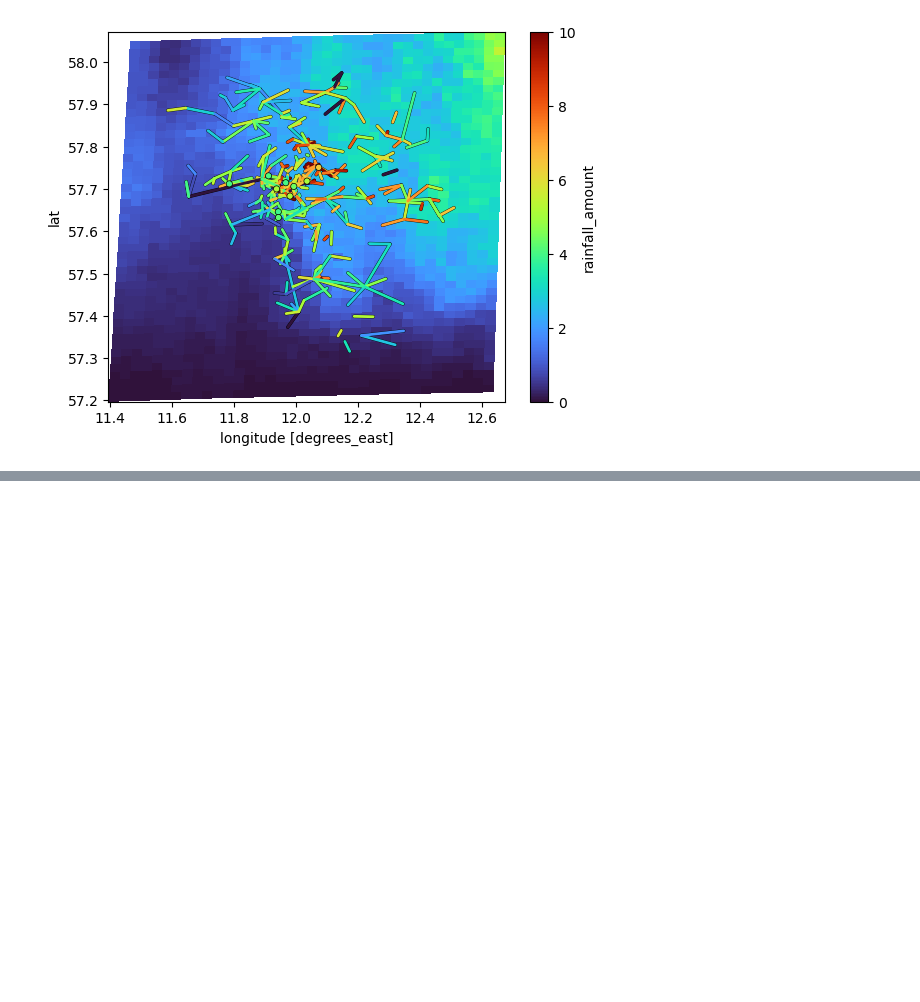
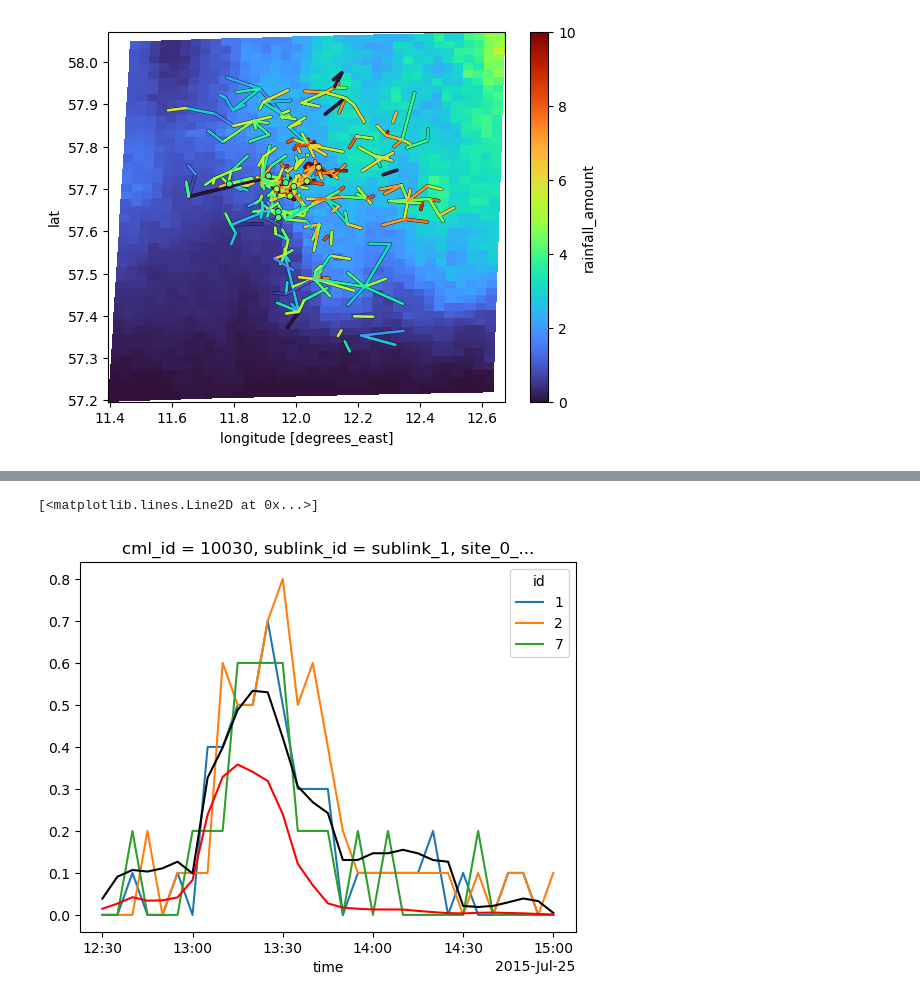
Before and after one commit to OpenSenseAction/PrePEP_short_course_OS, a Jupyter notebook: 1_poligrain_overview.ipynb, the cells around one changed output, grey strips where cells are left out. Cells and saved outputs as stored; diff of their text form; code cells hidden in the pictures; blank space fills up the shorter version.

```diff
--- a/1_poligrain_overview.ipynb
+++ b/1_poligrain_overview.ipynb
@@ -133,0 +174,7 @@ closest_neigbors.isel(cml_id=slice(20, 70)).distance.plot();
+# %%
+get_grid_at_lines = plg.spatial.GridAtLines(
+    da_gridded_data=ds_rad,
+    ds_line_data=ds_cmls,
+)
+# %%
+radar_along_cml = get_grid_at_lines(da_gridded_data=ds_rad.rainfall_amount)
@@ -133,0 +201,11 @@ closest_neigbors.isel(cml_id=slice(20, 70)).distance.plot();
+# %%
+cml_id = 10030
+ds_closests_gauges = (
+    ds_gauges_municp.sel(id=closest_neigbors.sel(cml_id=cml_id).neighbor_id.values[:3])
+)
+ds_closests_gauges.rainfall_amount.plot.line(x='time')
+ds_cmls.sel(cml_id=cml_id).R.plot(color='k')
+radar_along_cml.sel(cml_id=cml_id).plot(color='r')
+# %% [output]
+[<matplotlib.lines.Line2D at 0x...>]
+[figure, added]
```
Also changed, not shown: parts of 10 cells of this notebook.
